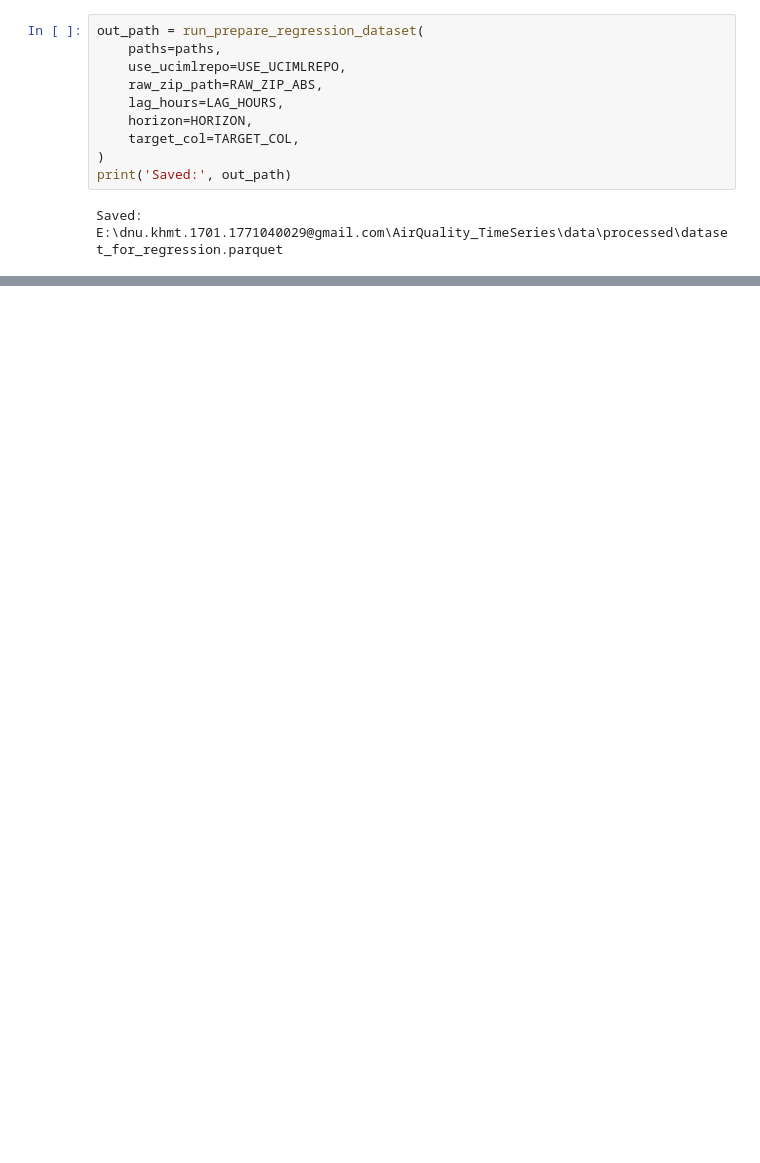
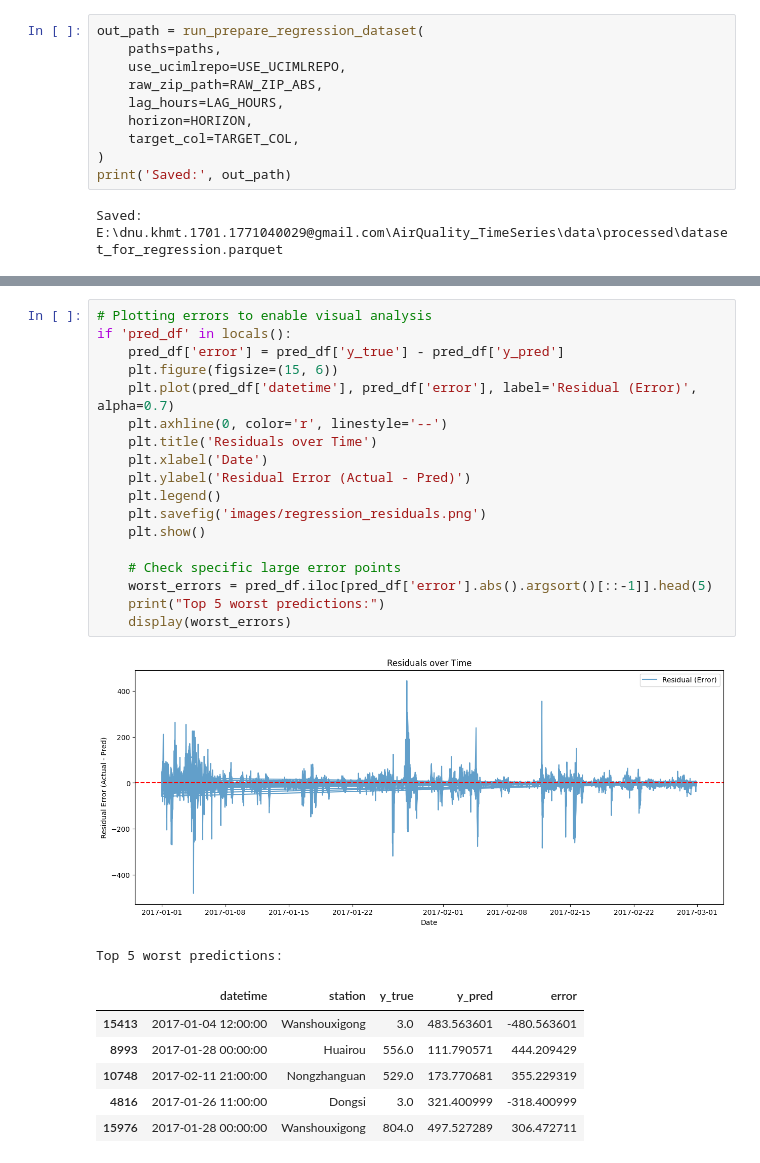
Before and after one commit to ThanhTung-KHMT-1701/AirQuality_TimeSeries, a Jupyter notebook: notebooks/runs/regression_modelling_run.ipynb, the cells around one changed output, grey strips where cells are left out. Saved outputs shown, nothing was run; the diff lists cells and outputs as text; blank space fills up the shorter version.

```diff
--- a/notebooks/runs/regression_modelling_run.ipynb
+++ b/notebooks/runs/regression_modelling_run.ipynb
@@ -197,0 +180,27 @@ Metrics:
+# %%
+# Plotting errors to enable visual analysis
+if 'pred_df' in locals():
+    pred_df['error'] = pred_df['y_true'] - pred_df['y_pred']
+    plt.figure(figsize=(15, 6))
+    plt.plot(pred_df['datetime'], pred_df['error'], label='Residual (Error)', alpha=0.7)
+    plt.axhline(0, color='r', linestyle='--')
+    plt.title('Residuals over Time')
+    plt.xlabel('Date')
+    plt.ylabel('Residual Error (Actual - Pred)')
+    plt.legend()
+    plt.savefig('images/regression_residuals.png')
+    plt.show()
+
+    # Check specific large error points
+    worst_errors = pred_df.iloc[pred_df['error'].abs().argsort()[::-1]].head(5)
+    print("Top 5 worst predictions:")
+    display(worst_errors)
+# %% [output]
+[figure, added]
+Top 5 worst predictions:
+|  | datetime | station | y_true | y_pred | error |
+| 15413 | 2017-01-04 12:00:00 | Wanshouxigong | 3.0 | 483.563601 | -480.563601 |
+| 8993 | 2017-01-28 00:00:00 | Huairou | 556.0 | 111.790571 | 444.209429 |
+| 10748 | 2017-02-11 21:00:00 | Nongzhanguan | 529.0 | 173.770681 | 355.229319 |
+| 4816 | 2017-01-26 11:00:00 | Dongsi | 3.0 | 321.400999 | -318.400999 |
+| 15976 | 2017-01-28 00:00:00 | Wanshouxigong | 804.0 | 497.527289 | 306.472711 |
```
Also changed, not shown: parts of 10 cells of this notebook, 27 other files.
